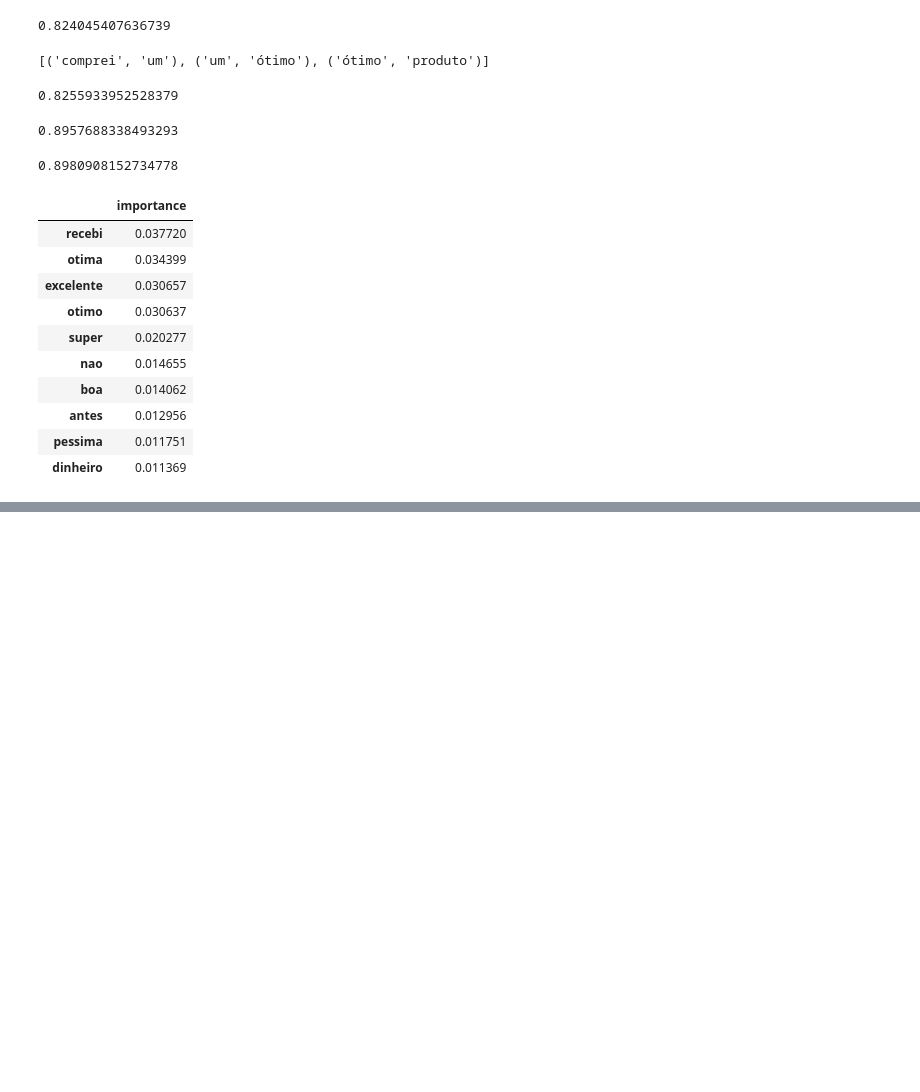
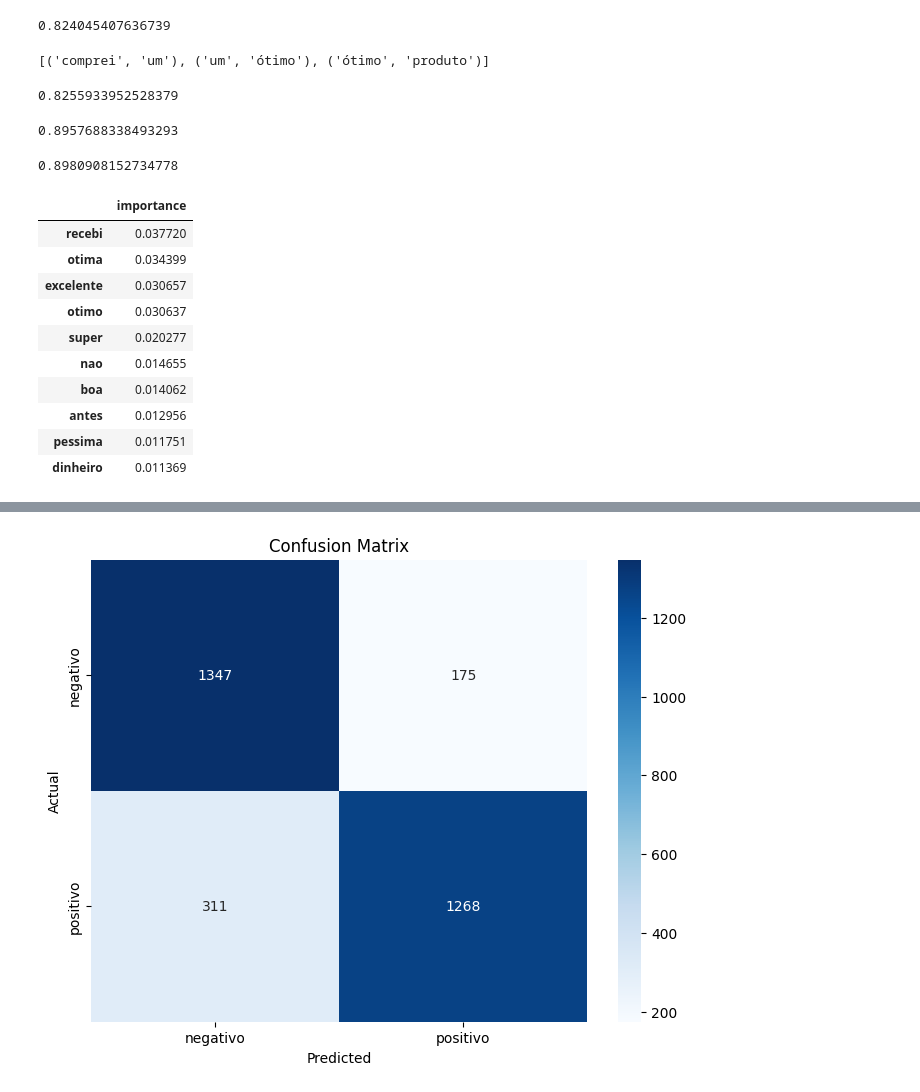
Before and after one commit to isadays/NLP, a Jupyter notebook: Modelo.ipynb, the cells around one changed output, grey strips where cells are left out. Saved outputs shown, nothing was run; the diff lists cells and outputs as text; code cells hidden in the pictures; blank space fills up the shorter version.

```diff
--- a/Modelo.ipynb
+++ b/Modelo.ipynb
@@ -658,0 +710,88 @@ weighted avg       0.79      0.79      0.79      3101
+# %%
+import pandas as pd
+import numpy as np
+from sklearn.feature_extraction.text import TfidfVectorizer
+from sklearn.model_selection import train_test_split
+from sklearn.preprocessing import LabelEncoder
+from sklearn.metrics import (
+    accuracy_score, confusion_matrix, roc_curve, roc_auc_score, classification_report
+)
+import xgboost as xgb
+import matplotlib.pyplot as plt
+import seaborn as sns
+
+
+tfidf_vectorizer = TfidfVectorizer(lowercase=False, max_features=100, ngram_range=(1, 3))
+X_tfidf = tfidf_vectorizer.fit_transform(df['treatment_5'])
+
+label_encoder = LabelEncoder()
+y = label_encoder.fit_transform(df['sentimento'])
+
+X_train, X_test, y_train, y_test = train_test_split(X_tfidf, y, test_size=0.2, random_state=4978)
+
+xgboost_model = xgb.XGBClassifier(enable_categorical=True, random_state=42)
+xgboost_model.fit(X_train, y_train)
+
+y_pred = xgboost_model.predict(X_test)
+y_pred_proba = xgboost_model.predict_proba(X_test)[:, 1]
+
+
+# Accuracy
+accuracy = accuracy_score(y_test, y_pred)
+print(f"Accuracy: {accuracy:.4f}")
+
+cm = confusion_matrix(y_test, y_pred)
+print("Confusion Matrix:")
+print(cm)
+
+plt.figure(figsize=(8, 6))
+sns.heatmap(cm, annot=True, fmt="d", cmap="Blues", xticklabels=label_encoder.classes_, yticklabels=label_encoder.classes_)
+plt.xlabel("Predicted")
+plt.ylabel("Actual")
+plt.title("Confusion Matrix")
+plt.show()
+
+fpr, tpr, thresholds = roc_curve(y_test, y_pred_proba)
+ks_statistic = max(tpr - fpr)
+print(f"KS Statistic: {ks_statistic:.4f}")
+
+auc_score = roc_auc_score(y_test, y_pred_proba)
+print(f"ROC AUC Score: {auc_score:.4f}")
+
+plt.figure(figsize=(10, 6))
+plt.plot(fpr, tpr, label=f'ROC Curve (AUC = {auc_score:.4f})')
+plt.plot([0, 1], [0, 1], linestyle='--', color='gray')
+plt.xlabel('False Positive Rate')
+plt.ylabel('True Positive Rate')
+plt.title('ROC Curve')
+plt.legend()
+plt.grid(True)
+plt.show()
+
+print("Classification Report:")
+print(classification_report(y_test, y_pred, target_names=label_encoder.classes_))
+
+
+df_plot = pd.DataFrame({
+    'Predicted Probability': y_pred_proba,
+    'Actual Response': y_test
+})
+
+plt.figure(figsize=(12, 6))
+sns.histplot(
+    data=df_plot,
+    x='Predicted Probability',
+    hue='Actual Response',
+    bins=50,
+    kde=True,
+    palette='coolwarm',
+    alpha=0.6,
+    element='step'
+)
+
+plt.title('Distribution of Predicted Probabilities vs Actual Responses')
+plt.xlabel('Predicted Probability')
+plt.ylabel('Frequency')
+plt.legend(title='Actual Response', labels=['Not Solved (0)', 'Solved (1)'])
+plt.show()
+# %% [output]
@@ -658,0 +802 @@ weighted avg       0.79      0.79      0.79      3101
+[figure, added]
```
Also changed, not shown: parts of 14 cells of this notebook, 1 other file.
